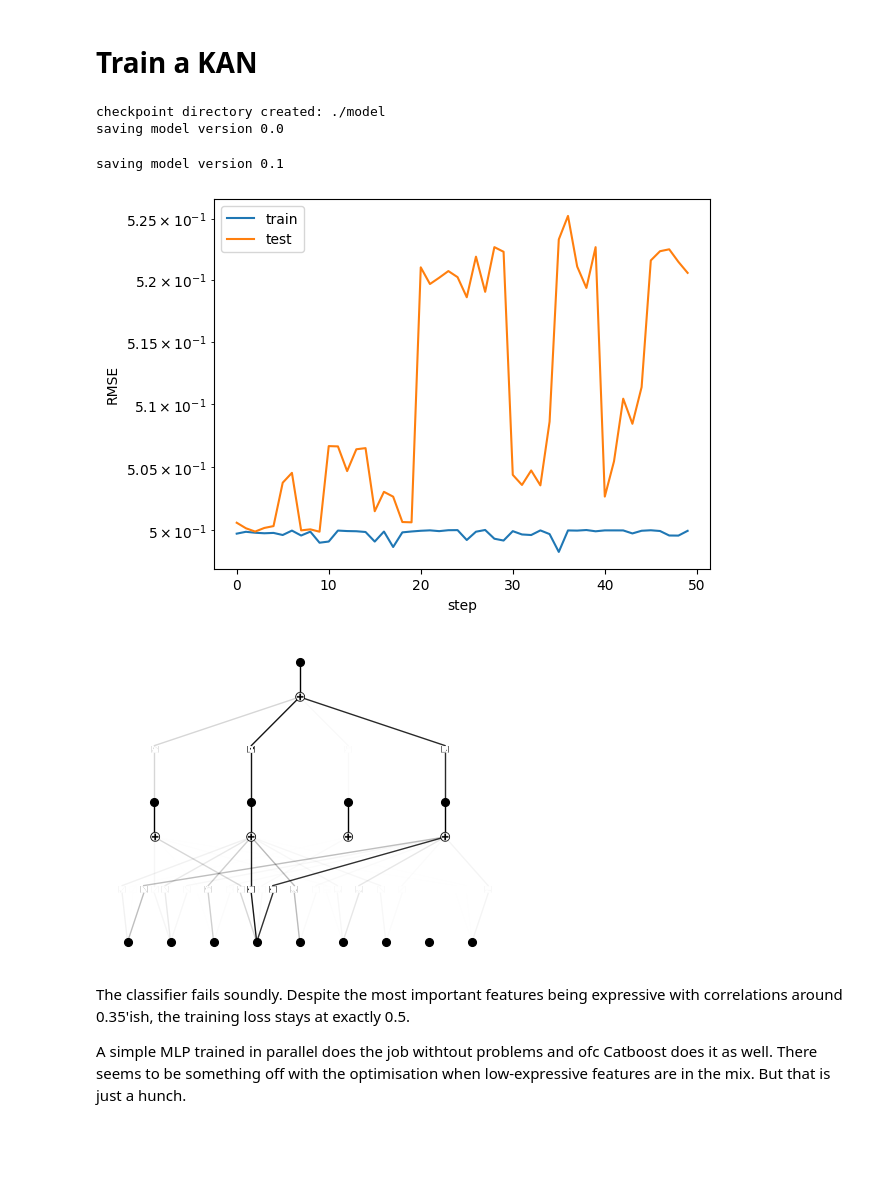
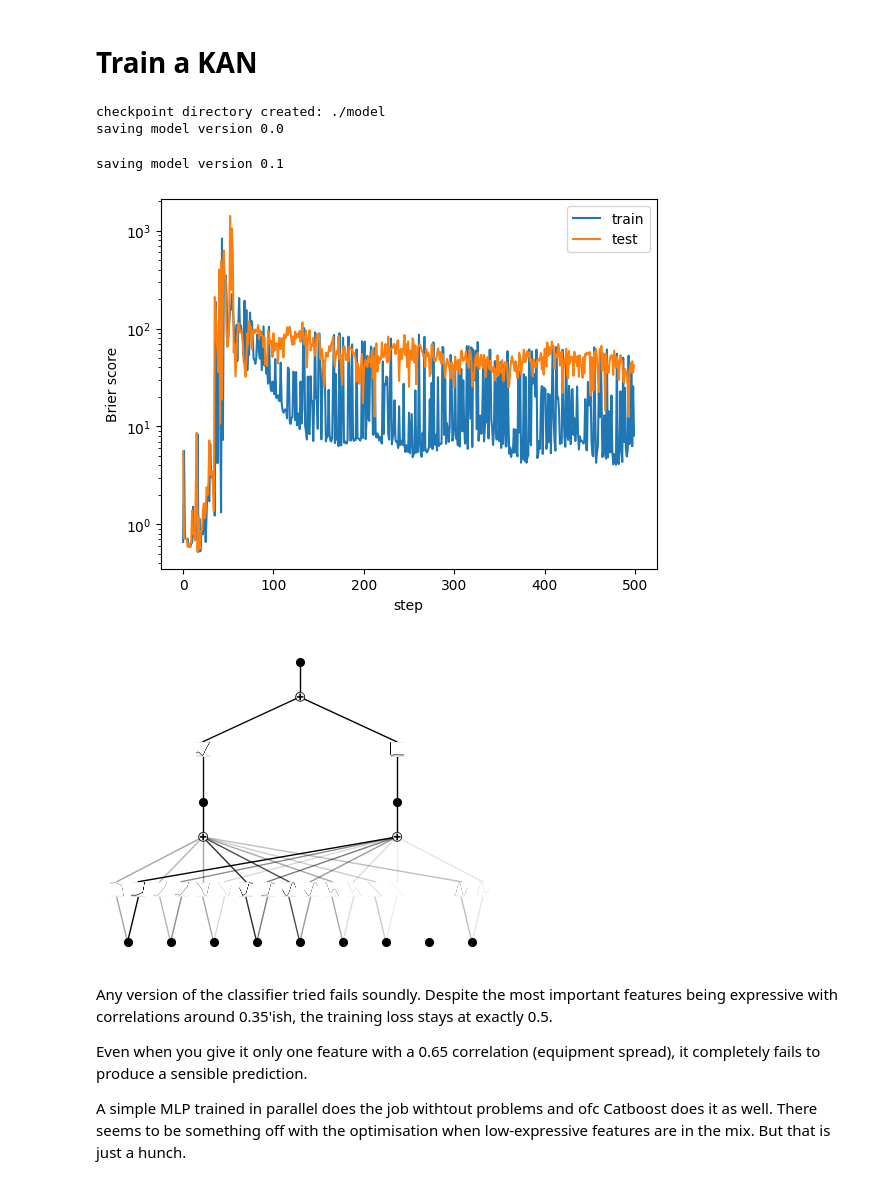
Before and after one commit to notger/motley_crew_of_models, a Jupyter notebook: kolmogorov_arnold_network/cs2_round_winner_prediction.ipynb, the cells around one changed output. Saved outputs shown, nothing was run; the diff lists cells and outputs as text; code cells hidden in the pictures; blank space fills up the shorter version.

```diff
--- a/kolmogorov_arnold_network/cs2_round_winner_prediction.ipynb
+++ b/kolmogorov_arnold_network/cs2_round_winner_prediction.ipynb
@@ -137,34 +137,42 @@ dataset = {
 # %%
 grids = [5]
 
 train_losses = []
 test_losses = []
 
+# Use the Brier score as custom loss function:
+def custom_loss(y_pred, y_true):
+    return torch.mean(
+        (y_pred - y_true)**2
+    )
+
 for i, grid_size in enumerate(grids):
     if i == 0:
-        kan_mdl = KAN(width=[len(features), 4, 1], grid=grid_size, k=3, seed=983457, device=device)
+        kan_mdl = KAN(width=[len(features), 2, 1], grid=grid_size, k=5, seed=983457, device=device)
     else:
         kan_mdl = kan_mdl.refine(grid_size)
-    res = kan_mdl.fit(dataset, opt="LBFGS", batch=2000, steps=50, lamb=0.001);
+    res = kan_mdl.fit(dataset, opt="Adam", batch=5000, steps=500, lamb=0.01, loss_fn=custom_loss);
     train_losses += res['train_loss']
     test_losses += res['test_loss']
 
 plt.plot(train_losses)
 plt.plot(test_losses)
 plt.legend(['train', 'test'])
-plt.ylabel('RMSE')
+plt.ylabel('Brier score')
 plt.xlabel('step')
 plt.yscale('log')
 # %% [output]
 checkpoint directory created: ./model
 saving model version 0.0
 saving model version 0.1
-[figure, old version]
+[figure, new version]
 # %%
 kan_mdl.plot()
 # %% [output]
-[figure, old version]
+[figure, new version]
 # %% [markdown]
-The classifier fails soundly. Despite the most important features being expressive with correlations around 0.35'ish, the training loss stays at exactly 0.5.
+Any version of the classifier tried fails soundly. Despite the most important features being expressive with correlations around 0.35'ish, the training loss stays at exactly 0.5.
+
+Even when you give it only one feature with a 0.65 correlation (equipment spread), it completely fails to produce a sensible prediction.
 
 A simple MLP trained in parallel does the job withtout problems and ofc Catboost does it as well. There seems to be something off with the optimisation when low-expressive features are in the mix. But that is just a hunch.
```
